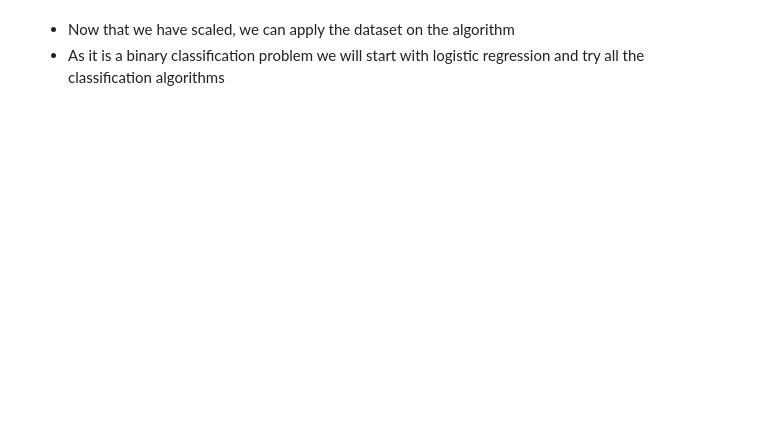
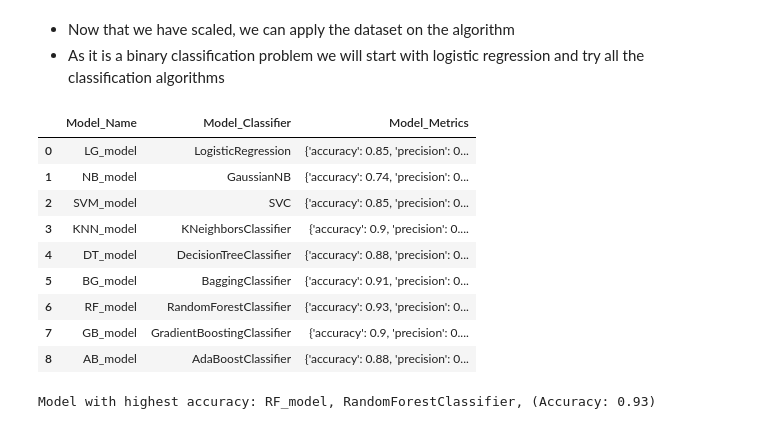
Before and after one commit to gowtham12591/Python-BFS-AI, a Jupyter notebook: marketing.ipynb, the cells around one changed output. Saved outputs shown, nothing was run; the diff lists cells and outputs as text; code cells hidden in the pictures; blank space fills up the shorter version.

```diff
--- a/marketing.ipynb
+++ b/marketing.ipynb
@@ -203,22 +323,48 @@ y_pred_ab = AB.predict(X_val_sc)
 # %%
 # Get the metrics for all the defined models
 
 LG_model = get_metrics(y_val, y_pred_lg)
 NB_model = get_metrics(y_val, y_pred_nb)
 SVM_model = get_metrics(y_val, y_pred_svm)
 KNN_model = get_metrics(y_val, y_pred_knn)
 DT_model = get_metrics(y_val, y_pred_dt)
 BG_model = get_metrics(y_val, y_pred_bg)
 RF_model = get_metrics(y_val, y_pred_rf)
 GB_model = get_metrics(y_val, y_pred_gb)
 AB_model = get_metrics(y_val, y_pred_ab)
 
 model_metrics = {'Model_Name': ['LG_model', 'NB_model', 'SVM_model', 'KNN_model', 'DT_model', 'BG_model', 'RF_model', 'GB_model', 'AB_model'],
+                 'Model_Classifier': ['LogisticRegression', 'GaussianNB', 'SVC', 'KNeighborsClassifier', 'DecisionTreeClassifier', 'BaggingClassifier',
+                                      'RandomForestClassifier', 'GradientBoostingClassifier', 'AdaBoostClassifier'],
                  'Model_Metrics': [LG_model, NB_model, SVM_model, KNN_model, DT_model, BG_model, RF_model, GB_model, AB_model]}
 
 model_df = pd.DataFrame(model_metrics)
 
 model_df
+# %% [output]
+|  | Model_Name | Model_Classifier | Model_Metrics |
+| 0 | LG_model | LogisticRegression | {'accuracy': 0.85, 'precision': 0... |
+| 1 | NB_model | GaussianNB | {'accuracy': 0.74, 'precision': 0... |
+| 2 | SVM_model | SVC | {'accuracy': 0.85, 'precision': 0... |
+| 3 | KNN_model | KNeighborsClassifier | {'accuracy': 0.9, 'precision': 0.... |
+| 4 | DT_model | DecisionTreeClassifier | {'accuracy': 0.88, 'precision': 0... |
+| 5 | BG_model | BaggingClassifier | {'accuracy': 0.91, 'precision': 0... |
+| 6 | RF_model | RandomForestClassifier | {'accuracy': 0.93, 'precision': 0... |
+| 7 | GB_model | GradientBoostingClassifier | {'accuracy': 0.9, 'precision': 0.... |
+| 8 | AB_model | AdaBoostClassifier | {'accuracy': 0.88, 'precision': 0... |
+# %%
+# Extract accuracy values from dictionaries
+model_df['accuracy'] = model_df['Model_Metrics'].apply(lambda x: x.get('accuracy'))
+
+# Find the model with the highest accuracy
+best_model_index = model_df['accuracy'].idxmax()
+best_model_name = model_df.loc[best_model_index, 'Model_Name']
+best_model_classifier = model_df.loc[best_model_index, 'Model_Classifier']
+best_accuracy = model_df['accuracy'].max()
+
+print(f"Model with highest accuracy: {best_model_name}, {best_model_classifier}, (Accuracy: {best_accuracy:.2f})")
+# %% [output]
+Model with highest accuracy: RF_model, RandomForestClassifier, (Accuracy: 0.93)
 # %%
 # Out of all the methods Random Forest Classifier performs better on the pre-processed dataset
 # Let us apply some hyper parameter tuning on the Random Forest technique
```
Also changed, not shown: parts of 12 cells of this notebook, 4 other files.
